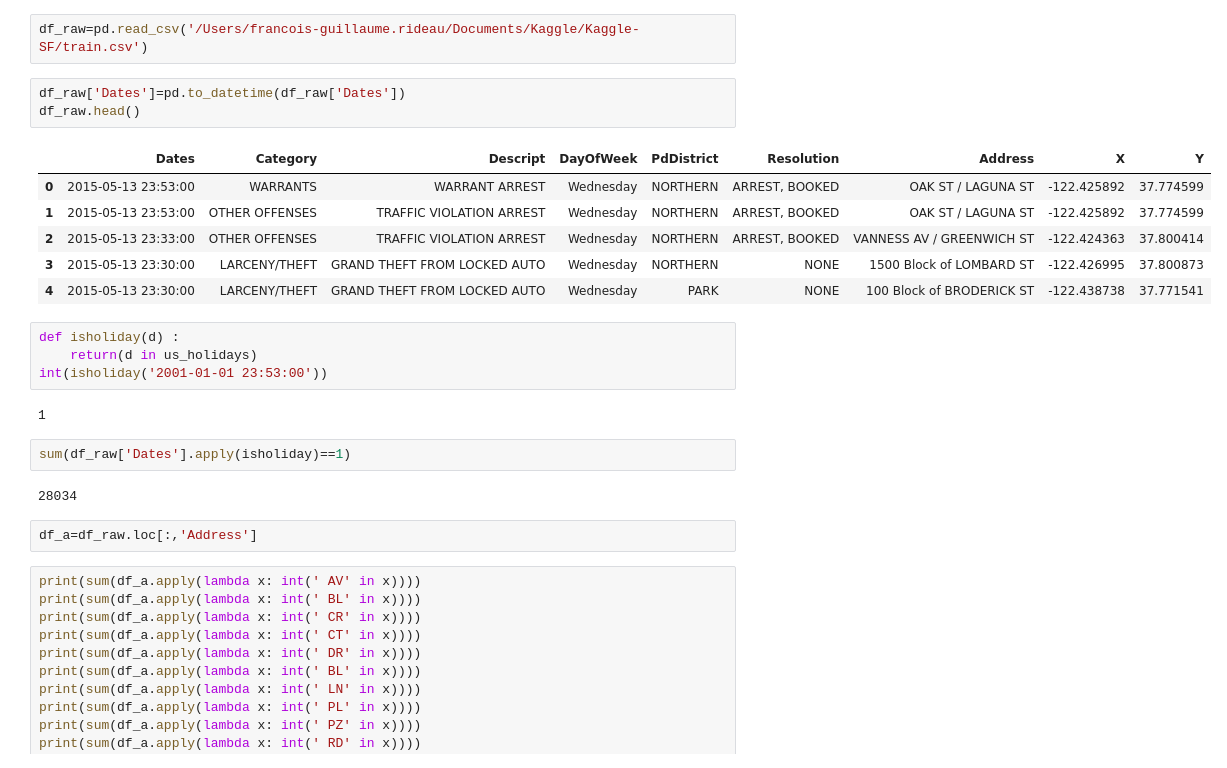
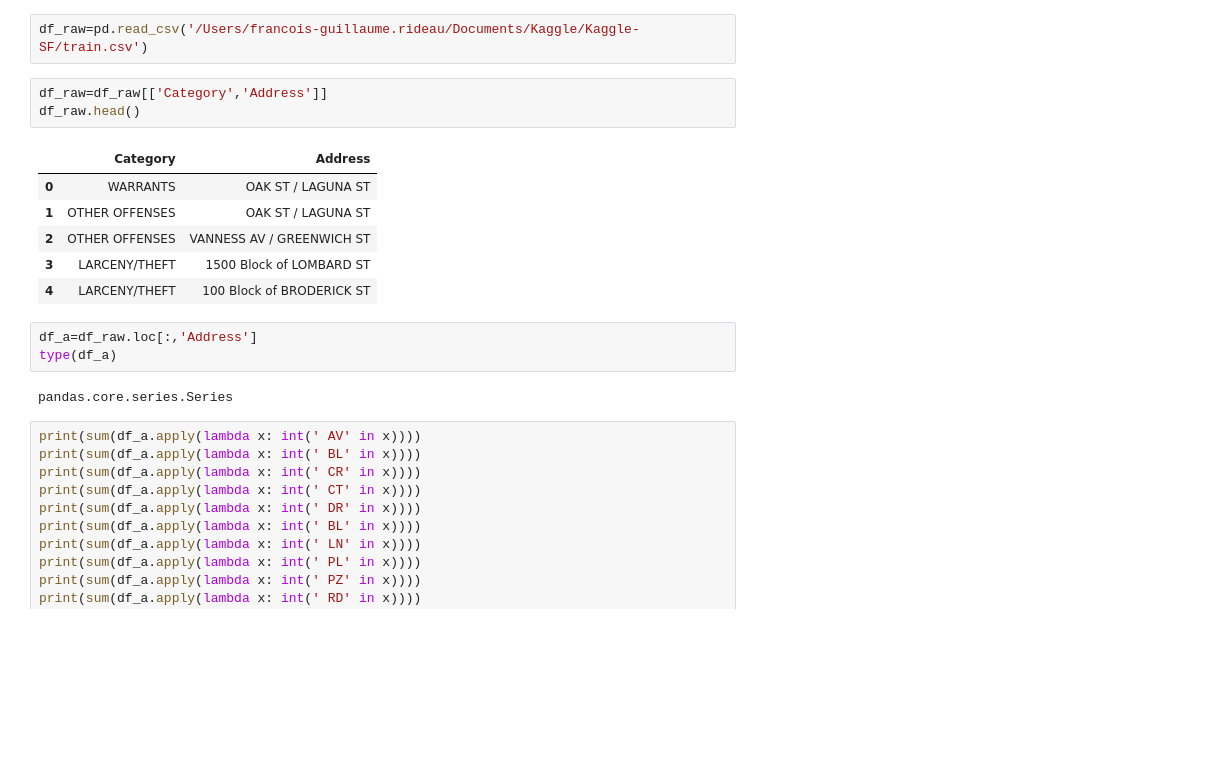
Before and after one commit to FaguiCurtain/Kaggle-SF, a Jupyter notebook: Address_Features.ipynb, the cells around one changed output. Saved outputs shown, nothing was run; the diff lists cells and outputs as text; blank space fills up the shorter version.

Commit message:
after running XGBoost with Address features

```diff
--- a/Address_Features.ipynb
+++ b/Address_Features.ipynb
@@ -49,27 +22,20 @@ TypeError: 'module' object is not callable
 # %%
 df_raw=pd.read_csv('/Users/francois-guillaume.rideau/Documents/Kaggle/Kaggle-SF/train.csv')
 # %%
-df_raw['Dates']=pd.to_datetime(df_raw['Dates'])
+df_raw=df_raw[['Category','Address']]
 df_raw.head()
 # %% [output]
-|  | Dates | Category | Descript | DayOfWeek | PdDistrict | Resolution | Address | X | Y |
-| 0 | 2015-05-13 23:53:00 | WARRANTS | WARRANT ARREST | Wednesday | NORTHERN | ARREST, BOOKED | OAK ST / LAGUNA ST | -122.425892 | 37.774599 |
-| 1 | 2015-05-13 23:53:00 | OTHER OFFENSES | TRAFFIC VIOLATION ARREST | Wednesday | NORTHERN | ARREST, BOOKED | OAK ST / LAGUNA ST | -122.425892 | 37.774599 |
-| 2 | 2015-05-13 23:33:00 | OTHER OFFENSES | TRAFFIC VIOLATION ARREST | Wednesday | NORTHERN | ARREST, BOOKED | VANNESS AV / GREENWICH ST | -122.424363 | 37.800414 |
-| 3 | 2015-05-13 23:30:00 | LARCENY/THEFT | GRAND THEFT FROM LOCKED AUTO | Wednesday | NORTHERN | NONE | 1500 Block of LOMBARD ST | -122.426995 | 37.800873 |
-| 4 | 2015-05-13 23:30:00 | LARCENY/THEFT | GRAND THEFT FROM LOCKED AUTO | Wednesday | PARK | NONE | 100 Block of BRODERICK ST | -122.438738 | 37.771541 |
+|  | Category | Address |
+| 0 | WARRANTS | OAK ST / LAGUNA ST |
+| 1 | OTHER OFFENSES | OAK ST / LAGUNA ST |
+| 2 | OTHER OFFENSES | VANNESS AV / GREENWICH ST |
+| 3 | LARCENY/THEFT | 1500 Block of LOMBARD ST |
+| 4 | LARCENY/THEFT | 100 Block of BRODERICK ST |
-# %%
-def isholiday(d) :
-    return(d in us_holidays)
-int(isholiday('2001-01-01 23:53:00'))
-# %% [output]
-1
-# %%
-sum(df_raw['Dates'].apply(isholiday)==1)
-# %% [output]
-28034
 # %%
 df_a=df_raw.loc[:,'Address']
+type(df_a)
+# %% [output]
+pandas.core.series.Series
 # %%
 print(sum(df_a.apply(lambda x: int(' AV' in x))))
 print(sum(df_a.apply(lambda x: int(' BL' in x))))
```
Also changed, not shown: parts of 17 cells of this notebook, 1 other file.
